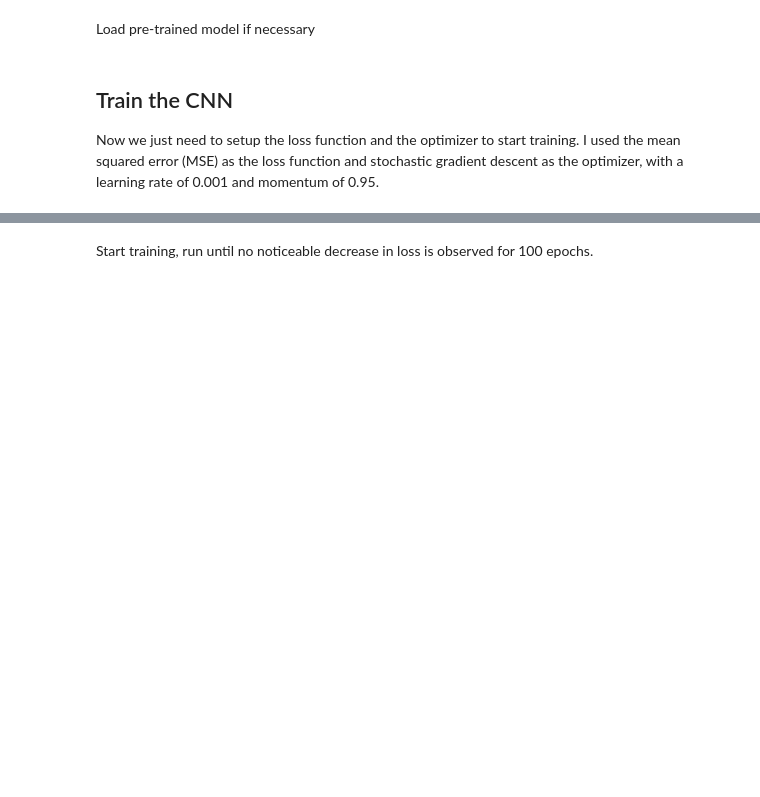
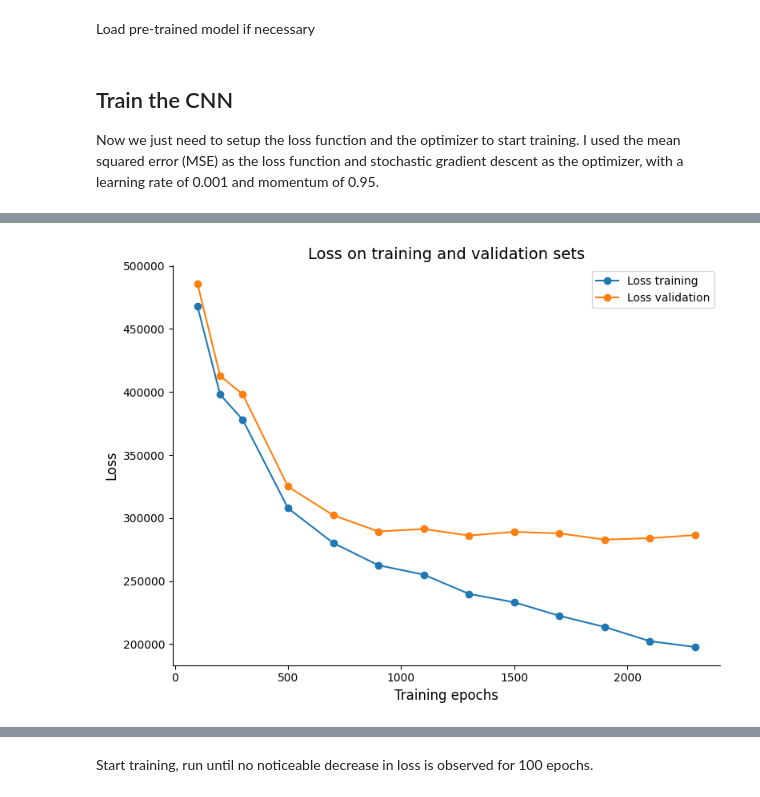
Before and after one commit to rmodosantos/DeepDenoise, a Jupyter notebook: notebooks/Training.ipynb, the cells around one changed output, grey strips where cells are left out. Drawn from its saved outputs; the diff is of its cells as text; code cells hidden in the pictures; blank space fills up the shorter version.

```diff
--- a/notebooks/Training.ipynb
+++ b/notebooks/Training.ipynb
@@ -432,0 +551,20 @@ optimizer = optim.SGD(net.parameters(), lr=0.001, momentum=0.95)
+# %%
+#list of training epochs for each model checkpoint
+checkpoints_epochs = list(range(100,400,100))
+checkpoints_epochs.extend(range(500,2500,200))
+
+mean_MSE_train = []
+std_MSE_train = []
+
+mean_MSE_test = []
+std_MSE_test = []
+for checkpoints in checkpoints_epochs:
+  print(checkpoints)
+  net = load_model(f"/content/drive/MyDrive/Projects/DeepDenoise/models/DnCNN_absoluteF_depth20_{checkpoints}epochs.pth",20)
+  meanMSE,stdMSE = MSE_model(net,train_clean,train_dark,train_shot,train_ex,criterion,10,5)
+  mean_MSE_train.append(meanMSE)
+  std_MSE_train.append(stdMSE)
+
+  meanMSE,stdMSE = MSE_model(net,test_clean,test_dark,test_shot,test_ex,criterion,10,25)
+  mean_MSE_test.append(meanMSE)
+  std_MSE_test.append(stdMSE)
@@ -432,0 +585,29 @@ optimizer = optim.SGD(net.parameters(), lr=0.001, momentum=0.95)
+# %%
+figure,ax = plt.subplots(figsize=(8,6))
+
+#ax.errorbar(checkpoints_epochs, mean_MSE_train, yerr=std_MSE_train, capsize=4)
+ax.plot(checkpoints_epochs, mean_MSE_train, '-o')
+
+#ax.errorbar(checkpoints_epochs, mean_MSE_test, yerr=std_MSE_test, capsize=4)
+ax.plot(checkpoints_epochs, mean_MSE_test, '-o')
+
+ax.legend(['Loss training','Loss validation'])
+
+# Set x and y labels
+ax.set_xlabel('Training epochs', fontsize=12)
+ax.set_ylabel('Loss', fontsize=12)
+
+# Set the title
+ax.set_title('Loss on training and validation sets', fontsize=14)
+
+# Remove the right and top spines
+ax.spines['right'].set_visible(False)
+ax.spines['top'].set_visible(False)
+
+# Set tick labels font size
+ax.tick_params(axis='both', labelsize=10)
+
+# Adjust the plot layout
+plt.tight_layout()
+# %% [output]
+[figure, added]
```
Also changed, not shown: parts of 29 cells of this notebook, 27 other files.
